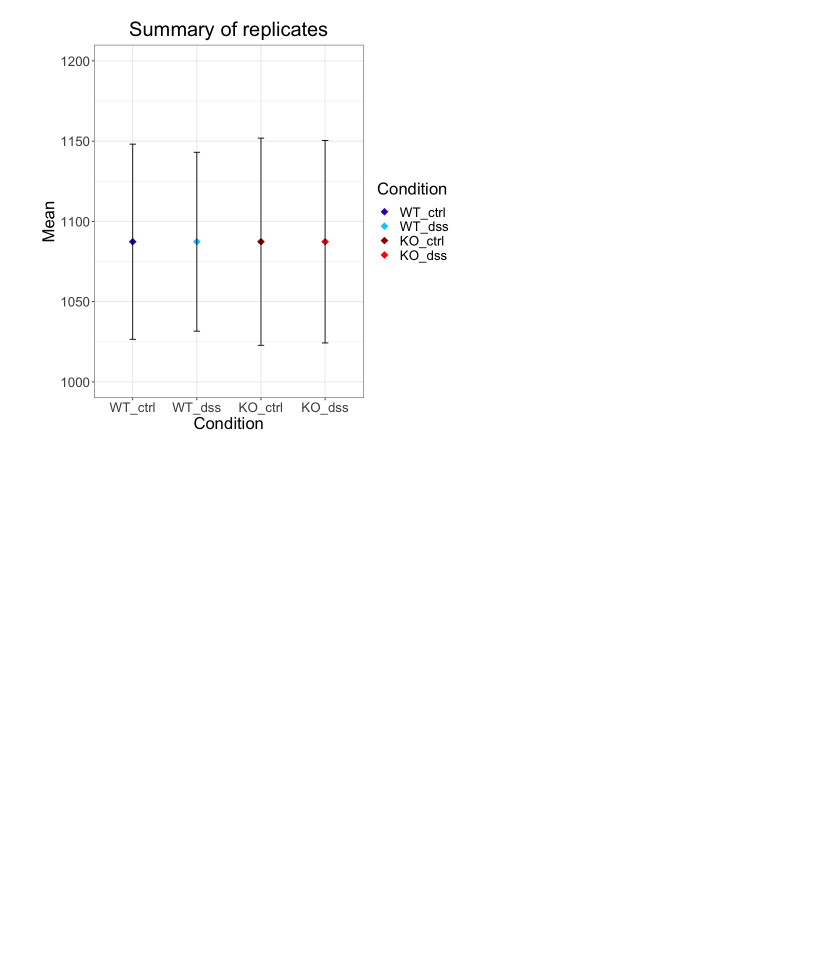
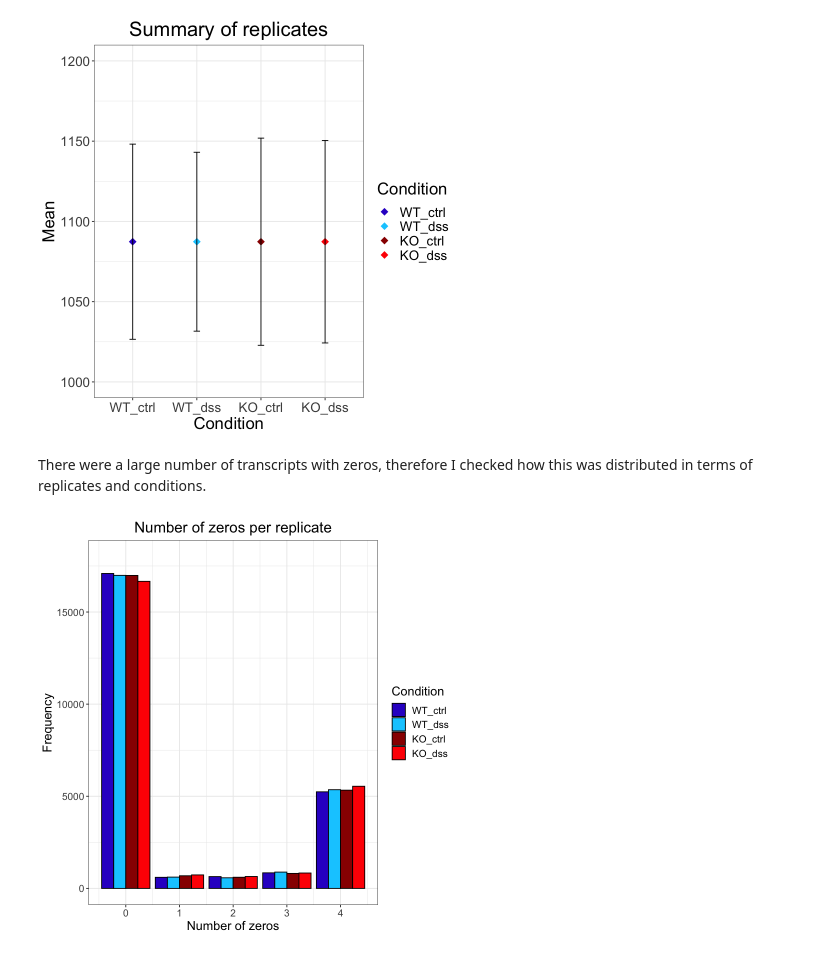
Before and after one commit to HJeffery/IBD_research, a Jupyter notebook: 2020_Mennillo_NCoR1_RNA-seq/2020_Mennillo_et_al_RNA-seq_data.ipynb, the cells around one changed output. Drawn from its saved outputs; the diff is of its cells as text; code cells hidden in the pictures; blank space fills up the shorter version.

Commit message:
Added analysis of the distribution of zero values across replicates

```diff
--- a/2020_Mennillo_NCoR1_RNA-seq/2020_Mennillo_et_al_RNA-seq_data.ipynb
+++ b/2020_Mennillo_NCoR1_RNA-seq/2020_Mennillo_et_al_RNA-seq_data.ipynb
@@ -206,3 +206,68 @@ print(p)
 3   KO_ctrl 1087.346 129.0745 64.53724
 4    KO_dss 1087.346 126.1448 63.07239
 [figure]
+# %% [markdown]
+There were a large number of transcripts with zeros, therefore I checked how this was distributed in terms of replicates and conditions.
+# %%
+# For each condition make a subset containing only the relevant columns
+WT_ctrl_raw <- data[c("WT1.ctrl.RNAseq.160602..30117425.0.total.",
+                              "WT2.ctrl.RNAseq.160602..34733313.0.total.",
+                              "WT3.ctrl.RNAseq.160602..28466659.0.total.",
+                              "WT4.ctrl.RNAseq.160602..32480995.0.total.")]
+# Count how many zeros in each row
+WT_ctrl_raw$zero <- rowSums(WT_ctrl_raw == "0")
+# Count how many times each number of zeros (0 - 4) occurs
+WT_ctrl_zero <- count(WT_ctrl_raw$zero)
+# Rename columns
+colnames(WT_ctrl_zero) <- c("Zero", "freq")
+# Add column so that this data can be linked to the condition when merge datasets
+WT_ctrl_zero$Condition <- "WT_ctrl"
+
+# Repeat for other conditions
+WT_dss_raw <- data[c("WT1.dss.RNAseq.160602..32605759.0.total.",
+                      "WT2.dss.RNAseq.160602..42746008.0.total.",
+                      "WT3.dss.RNAseq.160602..36870488.0.total.",
+                      "WT4.dss.RNAseq.160602..34599155.0.total.")]
+
+WT_dss_raw$zero <- rowSums(WT_dss_raw == "0")
+WT_dss_zero <- count(WT_dss_raw$zero)
+colnames(WT_dss_zero) <- c("Zero", "freq")
+WT_dss_zero$Condition <- "WT_dss"
+
+KO_ctrl_raw <- data[c("KO1.ctrl.RNAseq.160602..29607339.0.total.",
+                      "KO2.ctrl.RNAseq.160602..37908426.0.total.",
+                      "KO3.ctrl.RNAseq.160602..25631586.0.total.",
+                      "KO4.ctrl.RNAseq.160602..34366850.0.total.")]
+
+KO_ctrl_raw$zero <- rowSums(KO_ctrl_raw == "0")
+KO_ctrl_zero <- count(KO_ctrl_raw$zero)
+colnames(KO_ctrl_zero) <- c("Zero", "freq")
+KO_ctrl_zero$Condition <- "KO_ctrl"
+
+KO_dss_raw <- data[c("KO1.dss.RNAseq.160602..31287038.0.total.",
+                      "KO2.dss.RNAseq.160602..37131135.0.total.",
+                      "KO3.dss.RNAseq.160602..28707706.0.total.",
+                      "KO4.dss.RNAseq.160602..35049242.0.total.")]
+
+KO_dss_raw$zero <- rowSums(KO_dss_raw == "0")
+KO_dss_zero <- count(KO_dss_raw$zero)
+colnames(KO_dss_zero) <- c("Zero", "freq")
+KO_dss_zero$Condition <- "KO_dss"
+
+# Combine datasets for all 4 conditions into one dataset
+zero <- rbind(WT_ctrl_zero, WT_dss_zero, KO_ctrl_zero, KO_dss_zero)
+zero$Condition <- factor(zero$Condition, levels = c("WT_ctrl", "WT_dss", "KO_ctrl", "KO_dss"))
+
+# Plot the data
+p <- ggplot(zero, aes(x = Zero, y = freq, fill = Condition)) +
+  geom_bar(stat = "identity", position = "dodge", color = "black") +
+  ylim(0, 18000) +
+  theme_bw() +
+  scale_fill_manual(values = c("#3300CC", "#00CCFF", "#990000", "#FF0000")) +
+  theme(plot.title = element_text(hjust = 0.5)) +
+  labs(x = "Number of zeros", y = "Frequency", title = "Number of zeros per replicate", legend = "Condition") +
+  theme(text = element_text(size=15))
+
+print(p)
+# %% [output]
+[figure, added]
```
Also changed, not shown: parts of 1 cell of this notebook.
